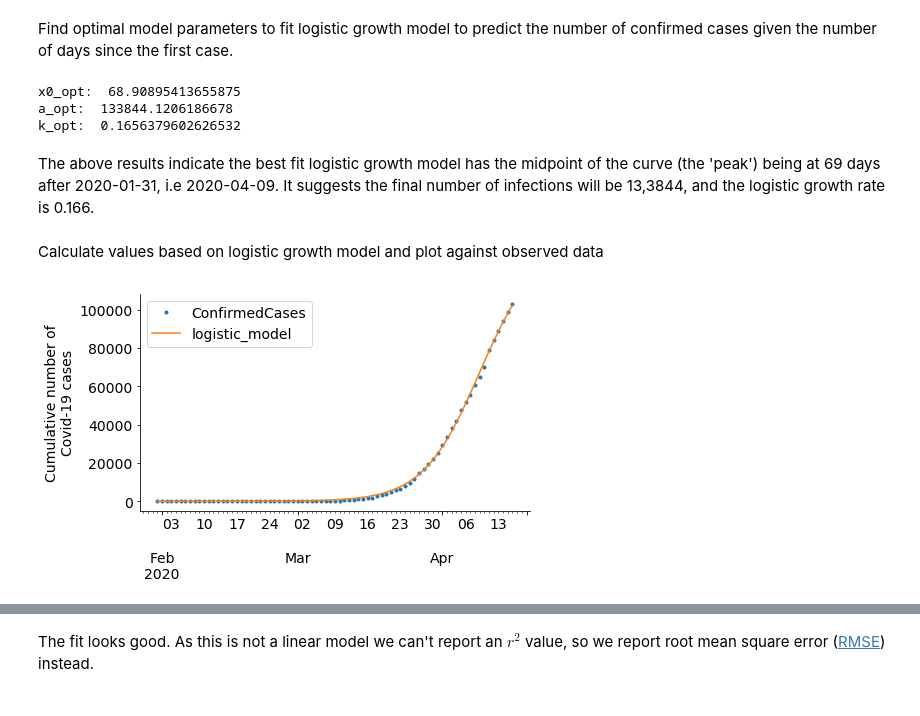
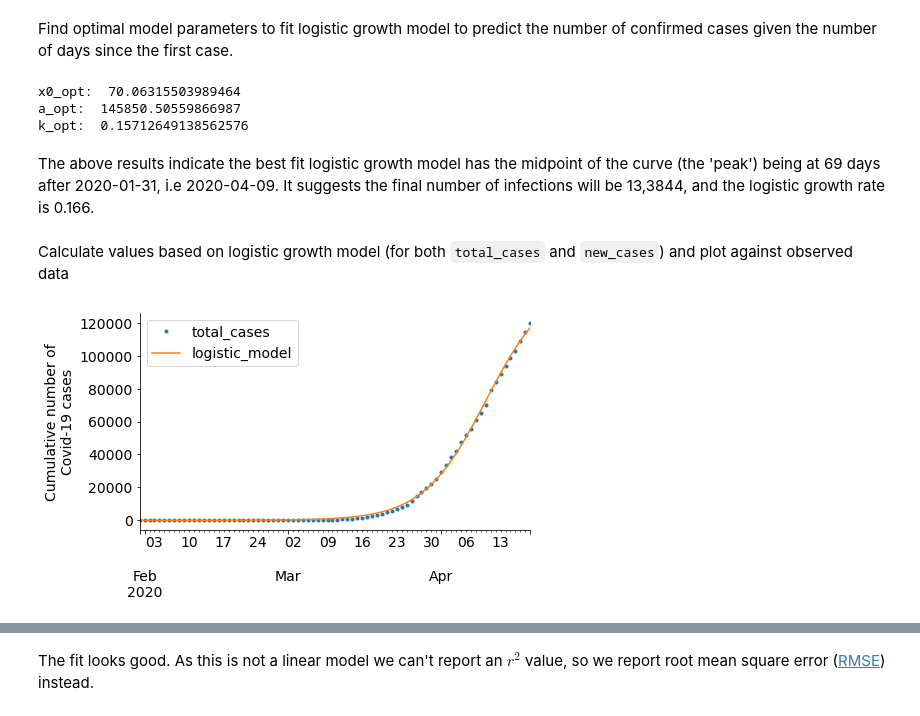
Before and after one commit to lanecodes/covid19, a Jupyter notebook: daily-cases/covid_cases_models.ipynb, the cells around one changed output, grey strips where cells are left out. Cells and saved outputs as stored; diff of their text form; code cells hidden in the pictures.

```diff
--- a/daily-cases/covid_cases_models.ipynb
+++ b/daily-cases/covid_cases_models.ipynb
@@ -79,0 +119,3 @@ Our implementation:
+# %%
+t, k, a, t0 = symbols('t k a t0')
+f = a / (1 + exp(-k*(t - t0)))
@@ -95 +154,22 @@ logistic_func_v = np.vectorize(logistic_func, excluded=['x0', 'a', 'k'])
+# %%
+def diff_logistic_func(t: float, t0: float, a: float, k: float) -> float:
+    """1st derivative of logistic function.
+
+    f'(t) = a*k*exp(-k*(t - t0))/(1 + exp(-k*(t - t0)))**2
+
+    Parameters
+    ----------
+    t: time of observation
+    t0: t value of sigmoid midpoint
+    a: curve's maximum value
+    k: logistic growth rate
+    """
+    def exp_factor(t, k, t0):
+        return np.exp(-k * (t - t0))
+
+    return ((a * k * exp_factor(t, k, t0))
+            / np.power(1 + exp_factor(t, k, t0), 2))
+
+diff_logistic_func_v = np.vectorize(diff_logistic_func,
+                                    excluded=['t0', 'a', 'k'])
 # %% [markdown]
@@ -104,29 +195,32 @@ plt.plot(xx, yy)
 # %% [markdown]
 Find optimal model parameters to fit logistic growth model to predict the number of confirmed cases given the number of days since the first case.
 # %%
-(x0_opt, a_opt, k_opt), _ = curve_fit(logistic_func,
-                                      df['NumDaysSinceFirstCase'],
-                                      df['ConfirmedCases'])
+(x0_opt, a_opt, k_opt), _ = curve_fit(logistic_func, df['n_days'],
+                                      df['total_cases'])
 print('x0_opt: ', x0_opt)
 print('a_opt: ', a_opt)
 print('k_opt: ', k_opt)
 # %% [output]
-x0_opt:  68.90895413655875
-a_opt:  133844.1206186678
-k_opt:  0.1656379602626532
+x0_opt:  70.06315503989464
+a_opt:  145850.50559866987
+k_opt:  0.15712649138562576
 # %% [markdown]
 The above results indicate the best fit logistic growth model has the midpoint of the curve (the 'peak') being at 69 days after 2020-01-31, i.e 2020-04-09. It suggests the final number of infections will be 13,3844, and the logistic growth rate is 0.166.
 # %% [markdown]
-Calculate values based on logistic growth model and plot against observed data
+Calculate values based on logistic growth model (for both `total_cases` and `new_cases`) and plot against observed data
 # %%
-df = df.assign(logistic_model=lambda df: (
-    logistic_func_v(df['NumDaysSinceFirstCase'], x0_opt, a_opt, k_opt)))
+df = (
+    df.assign(logistic_model=lambda df: (
+        logistic_func_v(df['n_days'], x0_opt, a_opt, k_opt)))
+    .assign(diff_logistic_model=lambda df: (
+        diff_logistic_func_v(df['n_days'], x0_opt, a_opt, k_opt)))
+)
 # %%
-fig, ax = plt.subplots(figsize=(7, 4))
-df[['ConfirmedCases', 'logistic_model']].plot(ax=ax, style=['.', '-'])
+fig, ax = plt.subplots(figsize=default_figsize)
+df[['total_cases', 'logistic_model']].plot(ax=ax, style=['.', '-'])
 ax.set_ylabel('Cumulative number of\nCovid-19 cases');
 ax.spines['right'].set_visible(False)
 ax.spines['top'].set_visible(False)
 ax.set_xlabel(None);
 # %% [output]
-[figure, old version]
+[figure, new version]
```
Also changed, not shown: parts of 59 cells of this notebook, 1 other file.
